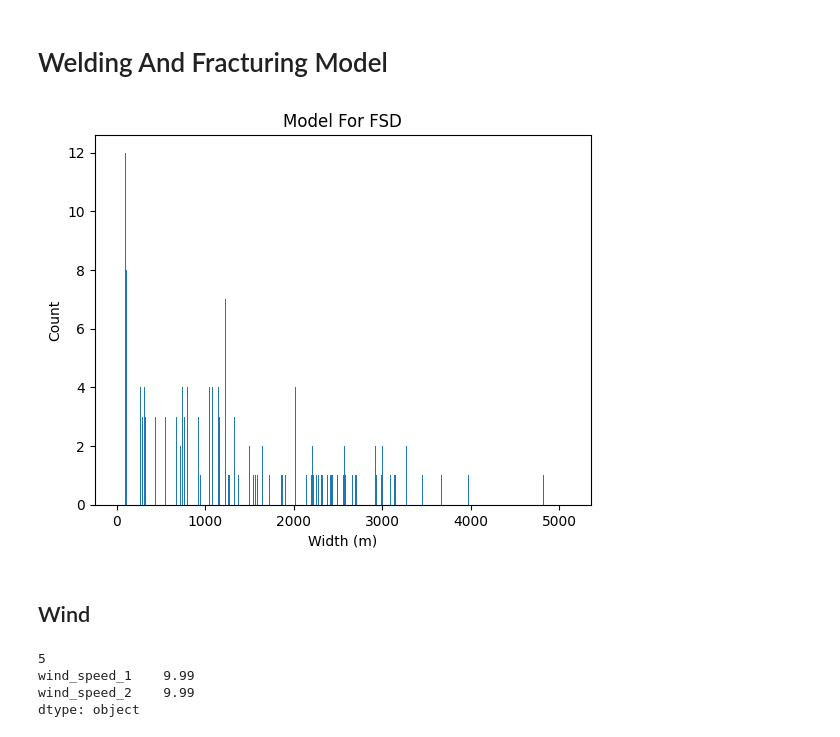
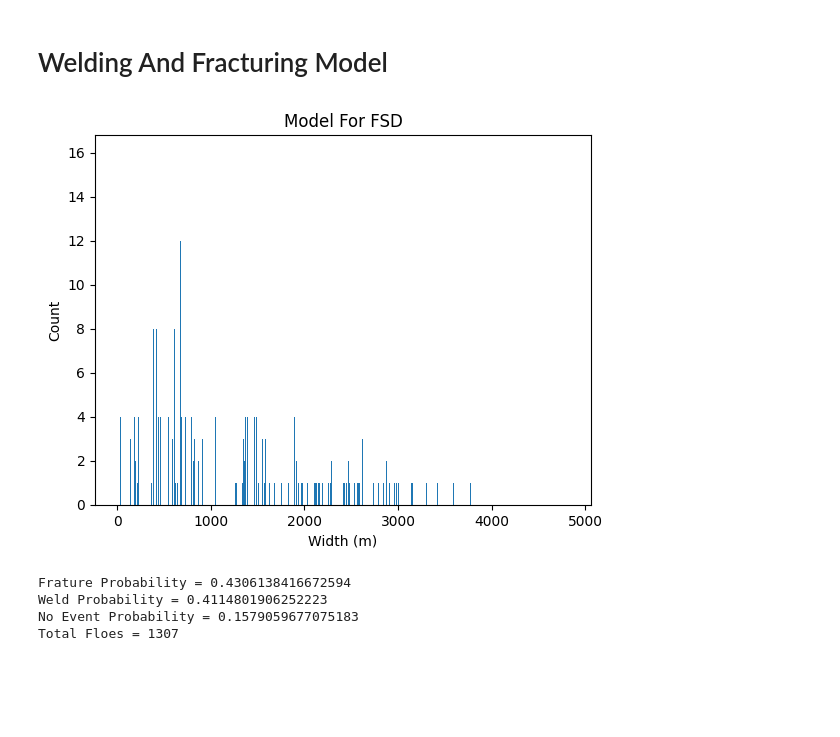
Before and after one commit to Marissa-working/Ice-Floe-Research, a Jupyter notebook: ice_floe.ipynb, the cells around one changed output. Cells and saved outputs as stored; diff of their text form; code cells hidden in the pictures; blank space fills up the shorter version.

```diff
--- a/ice_floe.ipynb
+++ b/ice_floe.ipynb
@@ -87,16 +45,0 @@ break_num/posibilities
-# %%
-import numpy as np
-
-sizes = list(fsd_dict.keys())
-counts = list(fsd_dict.values())
-
-d = {'sizes': sizes, 'count': counts}
-ice = pd.DataFrame(data=d)
-
-plt.bar(sizes, counts,
-        width = 0.4)
-
-plt.xlabel("Width (m)")
-plt.ylabel("Count")
-plt.title("Model For FSD")
-plt.show()
@@ -118,5 +52,9 @@ for val in fsd:
 # %%
 # make an initial dictionary of sizes and counts based off the normal distribution with mean 2400
+meters_sq = 0
+
+for val in fsd:
+    meters_sq += pow(round(val),2)
 
 fsd_dict = {}
 
@@ -128,27 +66,30 @@ for value in fsd:
 #fsd[24000.0] = 1                          # ice width in meters
 total_time = 0
 break_num = 0
-posibilities = 0
+weld_num = 0
+events = 0
 
 for i in range(1000000000000000000000000000000000):
-    if total_time >= 86400:                 # stops after one day has passed
+    if total_time >= 86400*7:                 # stops after one week has passed
         break
-    posibilities += 1                          # get the amount of possible preaks
+    events += 1                          # get the amount of possible breaks/welds
+    total_floes = sum(list(fsd_dict.values()))  # get the total floes
     sizes = list(fsd_dict.keys())               # get a list of all the available sizes
     location = float(random.choice(sizes))   # choose a random spot were the ice will split
     wavelength, time_period = rand_wave()         # get a random wavelength
     total_time += time_period                     # add wave period to total time
     weld = welds(1,time_period)                   # find the welding for that time period of wave
     weld_perc = (meters_sq + (meters_sq *weld))/meters_sq   # find out what % of floes there should be with welding
-    floes_decreased = round(len(sizes)-(len(sizes)*weld_perc)) # how many floes get welded
+    floes_decreased = total_floes-(total_floes*weld_perc) # how many floes get welded
 
     if floes_decreased > 0:
-        for i in range(floes_decreased):
+        for i in range(int(floes_decreased)):
             rand_floe = float(random.choice(sizes))   # choose a random spot were the ice will weld
             welded_width = rand_floe * 2             # find the welded width
             if fsd_dict[rand_floe] < 4:
                 floes_decreased += 1               # if there are not at least 4 floes to weld it picks a new spot
             else:
+                weld_num +=1
                 if welded_width in fsd_dict:
                     fsd_dict[welded_width] += 1              # add the larger floe to the dict by adding one
                     fsd_dict[rand_floe] -= 4
@@ -160,33 +101,31 @@ for i in range(1000000000000000000000000000000000):
         continue
     elif location/wavelength > 1:            # see if the ice will break
         break_num += 1
         new_ice = location/2              # make a variable for the new ice dimensions
         fsd_dict[location] += -1
         if new_ice in fsd_dict:                 # check and see if this new ice is in the dict
             fsd_dict[new_ice] += 4              # add four to the count (bc ice divides into four pices)
                        # remove one from the old size since it broke
         else:
             fsd_dict[new_ice] = 4               # if not in dict, add to dict
 
 bps = (break_num/86400)  # breaks per second
 bpm = bps* 60   # breaks per minute
 
 import numpy as np
 
 sizes = list(fsd_dict.keys())
 counts = list(fsd_dict.values())
 
 d = {'sizes': sizes, 'count': counts}
 ice = pd.DataFrame(data=d)
 
 plt.bar(sizes, counts,
         width = 1.8)
 
 plt.xlabel("Width (m)")
 plt.ylabel("Count")
 plt.title("Model For FSD")
 plt.show()
 # %% [output]
-[figure, old version]
+[figure, new version]
-# %% [markdown]
-## Wind
@@ -198,11 +132,16 @@ wind.columns = new_header #set the header row as the df header
-# %%
-# wind speed is in m/s
-
-wind_speed = wind[["wind_speed_1", "wind_speed_2"]].dropna()
-
-wind_speed.max()
-# %% [output]
-5
-wind_speed_1    9.99
-wind_speed_2    9.99
-dtype: object
+# %%
+# fracture and weld rate
+
+pfrac = break_num/events
+pweld = weld_num/events
+no_event = 1 - (pfrac + pweld)
+
+print("Frature Probability =", pfrac,
+      "\nWeld Probability =", pweld,
+      "\nNo Event Probability =", no_event,
+     "\nTotal Floes =", sum(list(fsd_dict.values())))
+# %% [output]
+Frature Probability = 0.4306138416672594
+Weld Probability = 0.4114801906252223
+No Event Probability = 0.1579059677075183
+Total Floes = 1307
```
Also changed, not shown: parts of 5 cells of this notebook.
